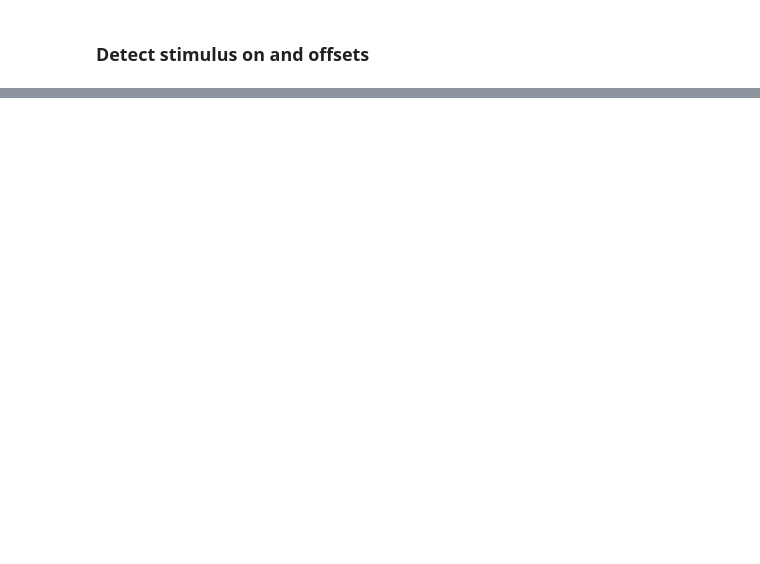
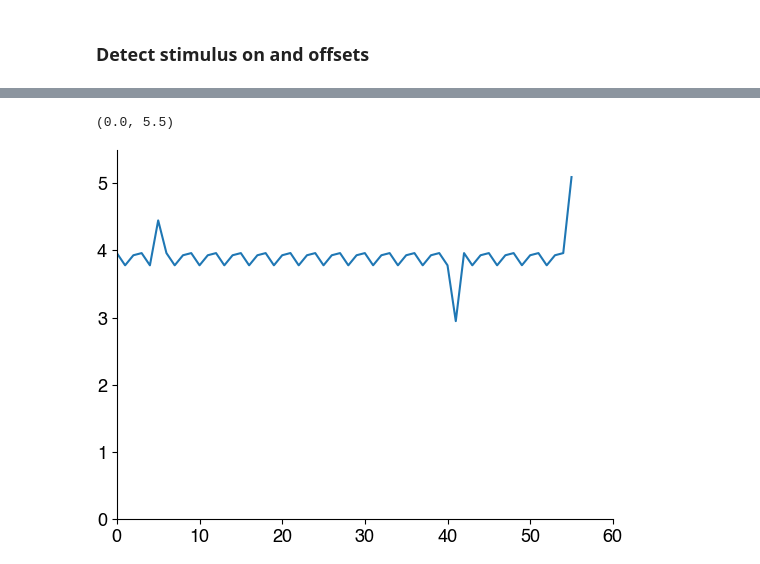
Before and after one commit to janclemenslab/snakemake-workflows, a Jupyter notebook: wrappers/pb_speed/scratch.ipynb, the cells around one changed output, grey strips where cells are left out. Saved outputs shown, nothing was run; the diff lists cells and outputs as text; code cells hidden in the pictures; blank space fills up the shorter version.

```diff
--- a/wrappers/pb_speed/scratch.ipynb
+++ b/wrappers/pb_speed/scratch.ipynb
@@ -110,5 +162,11 @@ plt.xlim(0, 1000)
 (0.0, 1000.0)
 [figure]
+# %%
+plt.plot(offset_times.data - onset_times.data)
+plt.ylim(0)
+# %% [output]
+(0.0, 5.5)
+[figure, added]
 # %%
 fs = ds.attrs['target_sampling_rate_Hz']
 prefix = int(5 * fs)
```
Also changed, not shown: parts of 11 cells of this notebook, 18 other files.
